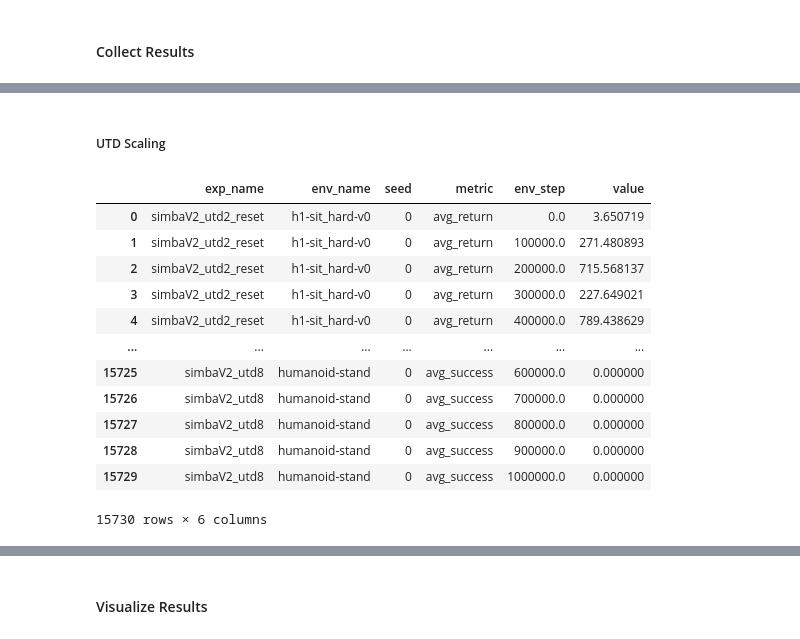
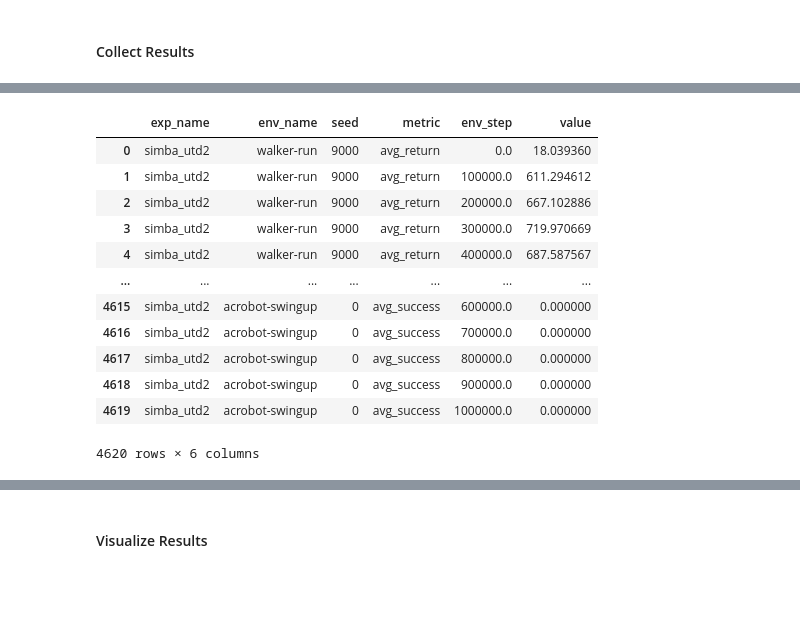
Before and after one commit to pkicki/SimbaV2, a Jupyter notebook: analysis/250119_utd_scaling.ipynb, the cells around one changed output, grey strips where cells are left out. Saved outputs shown, nothing was run; the diff lists cells and outputs as text; code cells hidden in the pictures; blank space fills up the shorter version.

Commit message:
Update results for UTD scaling. (#66)
*update complete csv results.

```diff
--- a/analysis/250119_utd_scaling.ipynb
+++ b/analysis/250119_utd_scaling.ipynb
@@ -51,38 +66,36 @@ metrics = ['avg_return', 'avg_success']
 entity = 'joonleesky'
 project_name = 'scale_rl'
 run_exp_names_to_analysis_exp_names = {
-    'sac_simba_actor_256_critic_512': 'simba_utd2',
-    'ssac_dev_ar2_rr4':               'simba_utd4',
-    'ssac_dev_ar2_rr4_reset':         'simba_utd4_reset',
-    'ssac_dev_ar2_rr8':               'simba_utd8',
-    'ssac_dev_ar2_rr8_reset':         'simba_utd8_reset',
+    #'sac_simba_actor_256_critic_512': 'simba_utd2',
+    #'ssac_dev_ar2_rr4':               'simba_utd4',
+    #'ssac_dev_ar2_rr4_reset':         'simba_utd4_reset',
+    #'ssac_dev_ar2_rr8':               'simba_utd8',
+    #'ssac_dev_ar2_rr8_reset':         'simba_utd8_reset',
 }
 run_exp_names = list(run_exp_names_to_analysis_exp_names.keys())
 metrics = ['avg_return', 'avg_success']
 #run_eval_df = run_eval_df[run_eval_df['seed'].isin([0, 1000, 2000, 3000, 4000])]
-# %% [markdown]
-##### UTD Scaling
 # %%
 runs = collect_runs(entity=entity, project_name=project_name)
-filtered_runs = filter_runs(runs, exp_names = run_exp_names)
+filtered_runs = filter_runs(runs, exp_names = run_exp_names, group_name='dmc_em_1m')
 wandb_df = convert_runs_to_dataframe(
     runs = filtered_runs,
     run_exp_name_to_analysis_exp_name=run_exp_names_to_analysis_exp_names
 )
 wandb_df = wandb_df[wandb_df.apply(lambda row: 'finished' in str(row['run']), axis=1)]
 run_eval_df = convert_wandb_df_to_eval_df(wandb_df, metrics)
 run_eval_df
 # %% [output]
 |  | exp_name | env_name | seed | metric | env_step | value |
-| 0 | simbaV2_utd2_reset | h1-sit_hard-v0 | 0 | avg_return | 0.0 | 3.650719 |
-| 1 | simbaV2_utd2_reset | h1-sit_hard-v0 | 0 | avg_return | 100000.0 | 271.480893 |
-| 2 | simbaV2_utd2_reset | h1-sit_hard-v0 | 0 | avg_return | 200000.0 | 715.568137 |
-| 3 | simbaV2_utd2_reset | h1-sit_hard-v0 | 0 | avg_return | 300000.0 | 227.649021 |
-| 4 | simbaV2_utd2_reset | h1-sit_hard-v0 | 0 | avg_return | 400000.0 | 789.438629 |
+| 0 | simba_utd2 | walker-run | 9000 | avg_return | 0.0 | 18.039360 |
+| 1 | simba_utd2 | walker-run | 9000 | avg_return | 100000.0 | 611.294612 |
+| 2 | simba_utd2 | walker-run | 9000 | avg_return | 200000.0 | 667.102886 |
+| 3 | simba_utd2 | walker-run | 9000 | avg_return | 300000.0 | 719.970669 |
+| 4 | simba_utd2 | walker-run | 9000 | avg_return | 400000.0 | 687.587567 |
 | ... | ... | ... | ... | ... | ... | ... |
-| 15725 | simbaV2_utd8 | humanoid-stand | 0 | avg_success | 600000.0 | 0.000000 |
-| 15726 | simbaV2_utd8 | humanoid-stand | 0 | avg_success | 700000.0 | 0.000000 |
-| 15727 | simbaV2_utd8 | humanoid-stand | 0 | avg_success | 800000.0 | 0.000000 |
-| 15728 | simbaV2_utd8 | humanoid-stand | 0 | avg_success | 900000.0 | 0.000000 |
-| 15729 | simbaV2_utd8 | humanoid-stand | 0 | avg_success | 1000000.0 | 0.000000 |
+| 4615 | simba_utd2 | acrobot-swingup | 0 | avg_success | 600000.0 | 0.000000 |
+| 4616 | simba_utd2 | acrobot-swingup | 0 | avg_success | 700000.0 | 0.000000 |
+| 4617 | simba_utd2 | acrobot-swingup | 0 | avg_success | 800000.0 | 0.000000 |
+| 4618 | simba_utd2 | acrobot-swingup | 0 | avg_success | 900000.0 | 0.000000 |
+| 4619 | simba_utd2 | acrobot-swingup | 0 | avg_success | 1000000.0 | 0.000000 |
-15730 rows × 6 columns
+4620 rows × 6 columns
```
Also changed, not shown: parts of 15 cells of this notebook, 32 other files.
